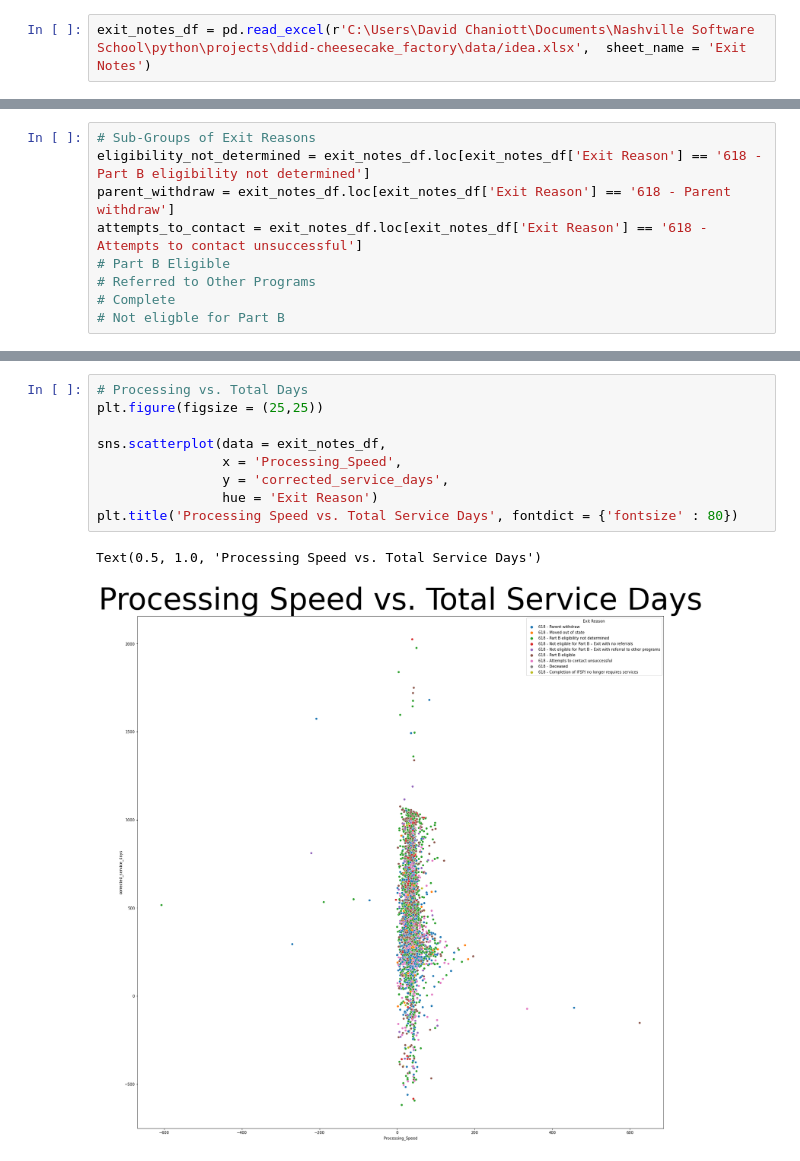
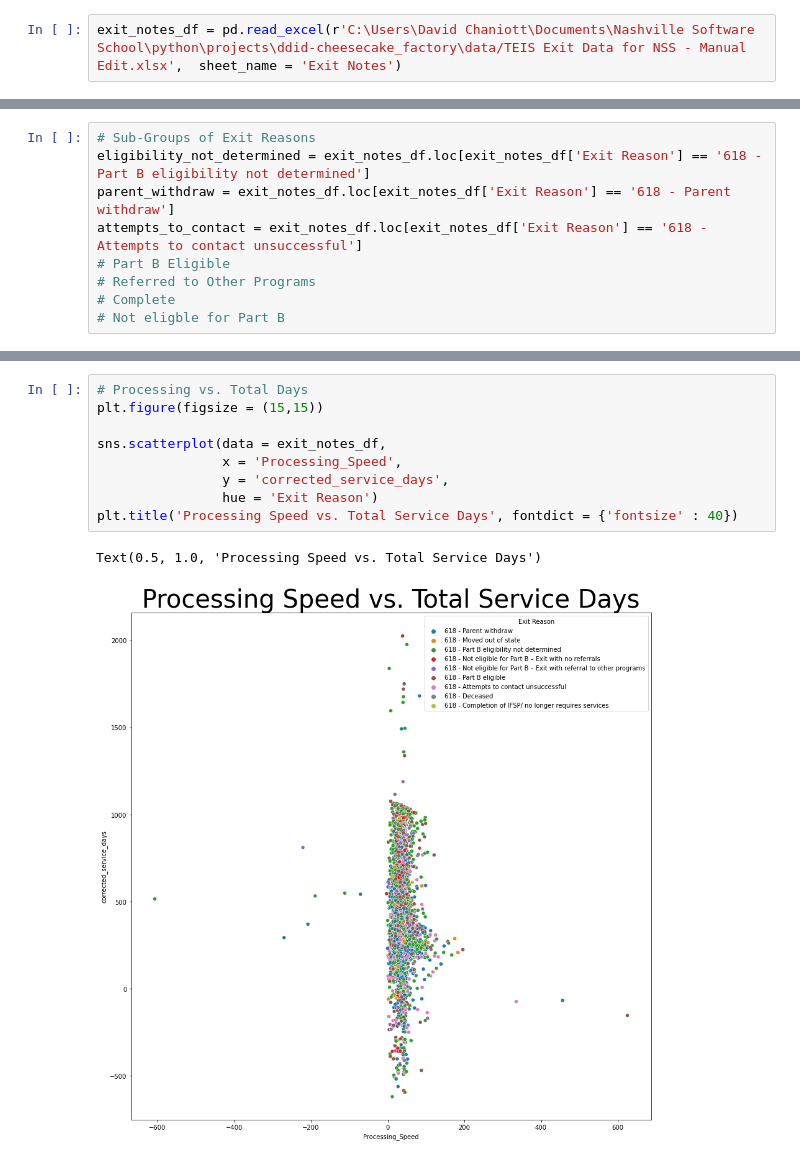
Before and after one commit to TPSchwartz/ddid-cheesecake_factory, a Jupyter notebook: IDEA - Complete.ipynb, the cells around one changed output, grey strips where cells are left out. Cells and saved outputs as stored; diff of their text form.

```diff
--- a/IDEA - Complete.ipynb
+++ b/IDEA - Complete.ipynb
@@ -8,7 +8,7 @@ import matplotlib.pyplot as plt
 
 %matplotlib inline
 # %%
-exit_notes_df = pd.read_excel(r'C:\Users\David Chaniott\Documents\Nashville Software School\python\projects\ddid-cheesecake_factory\data/idea.xlsx',  sheet_name = 'Exit Notes')
+exit_notes_df = pd.read_excel(r'C:\Users\David Chaniott\Documents\Nashville Software School\python\projects\ddid-cheesecake_factory\data/TEIS Exit Data for NSS - Manual Edit.xlsx',  sheet_name = 'Exit Notes')
 # %%
 exit_notes_df['reopenedTF'] = (exit_notes_df['Exit Note'].str.contains('reopened', case = False))
 exit_notes_df['covid'] = (exit_notes_df['Exit Note'].str.contains('covid', case = False))
@@ -320,12 +337,12 @@ Text(0.5, 1.0, 'Child Age at Service Exit')
 # %%
 # Processing vs. Total Days
-plt.figure(figsize = (25,25))
+plt.figure(figsize = (15,15))
 
 sns.scatterplot(data = exit_notes_df,
                 x = 'Processing_Speed',
                 y = 'corrected_service_days',
                 hue = 'Exit Reason')
-plt.title('Processing Speed vs. Total Service Days', fontdict = {'fontsize' : 80})
+plt.title('Processing Speed vs. Total Service Days', fontdict = {'fontsize' : 40})
 # %% [output]
 Text(0.5, 1.0, 'Processing Speed vs. Total Service Days')
-[figure, old version]
+[figure, new version]
```
Also changed, not shown: parts of 11 cells of this notebook, 1 other file.
